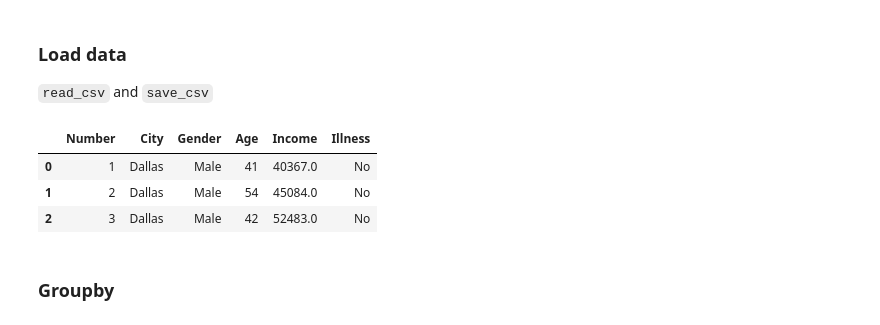
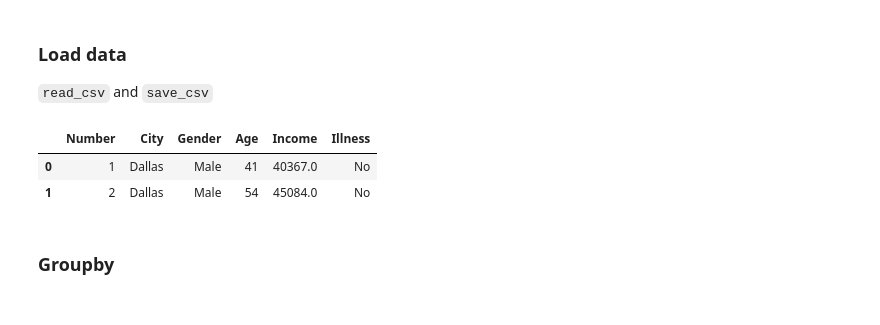
Before and after one commit to AnswerDotAI/basedtab, a Jupyter notebook: nbs/index.ipynb, the cells around one changed output. Saved outputs shown, nothing was run; the diff lists cells and outputs as text; code cells hidden in the pictures.

```diff
--- a/nbs/index.ipynb
+++ b/nbs/index.ipynb
@@ -18,18 +18,19 @@ pip install -e .
 ### Load data
 
 `read_csv` and `save_csv`
+# %%
+#| hide
+from nbdev.config import get_config
+path = str(get_config().config_path/'data/toy.csv')
 # %%
-from basedtab.core import *
-from nbdev.config import get_config
+from basedtab.core import BFrame
 
-data_path = str(get_config().config_path/'data/toy.csv')
-bf = BFrame.read_csv(data_path)
-bf.head(3).df
+bf = BFrame.read_csv(path)
+bf.head(2).df
 # %% [output]
 |  | Number | City | Gender | Age | Income | Illness |
 | 0 | 1 | Dallas | Male | 41 | 40367.0 | No |
 | 1 | 2 | Dallas | Male | 54 | 45084.0 | No |
-| 2 | 3 | Dallas | Male | 42 | 52483.0 | No |
 # %% [markdown]
 ### Groupby
 # %%
```
Also changed, not shown: parts of 2 cells of this notebook, 4 other files.
